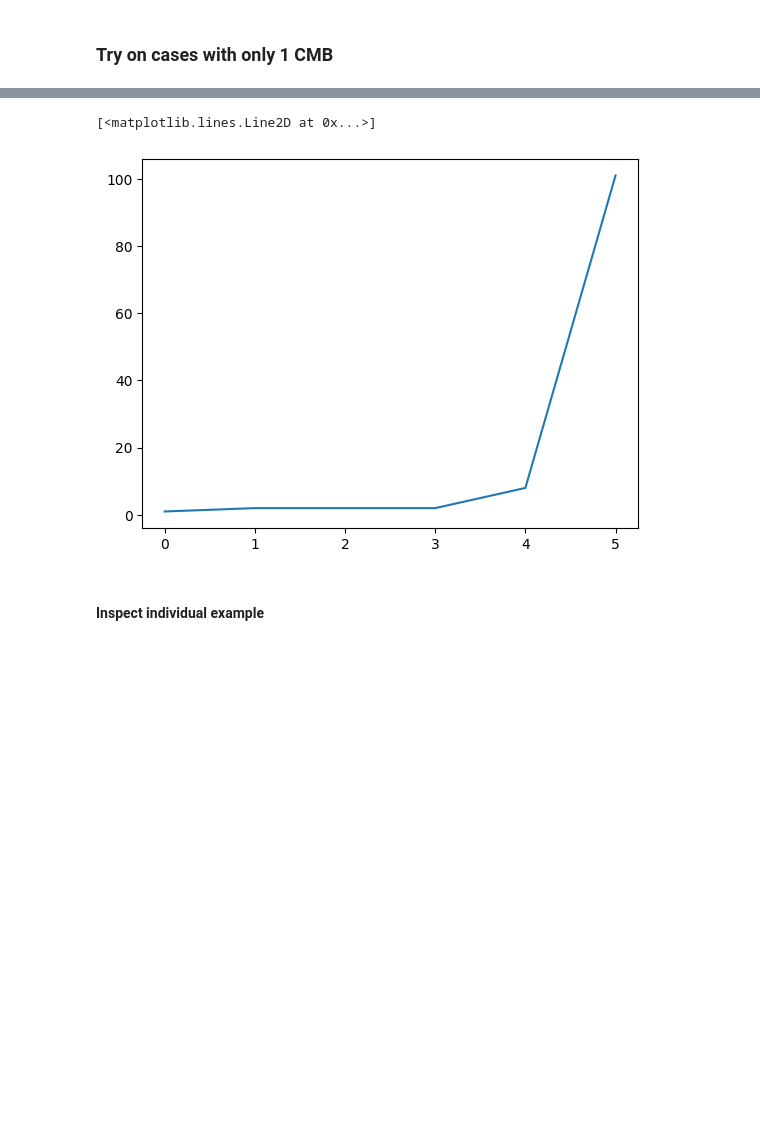
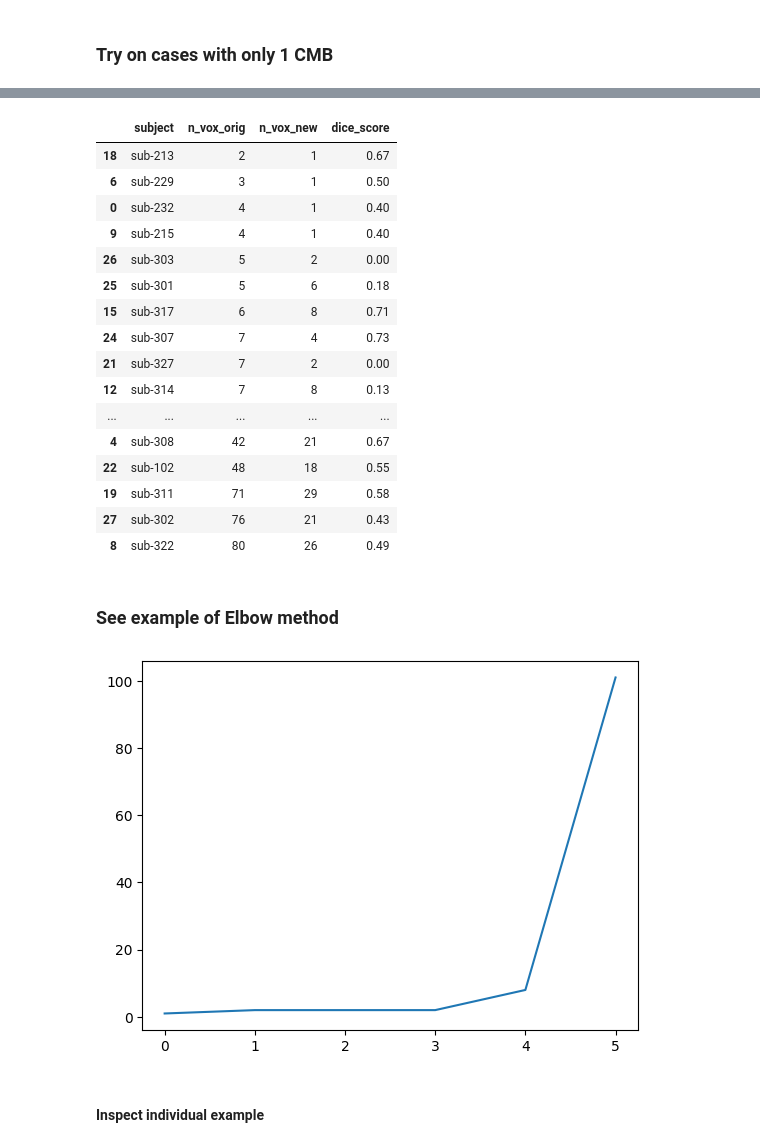
Before and after one commit to jorgedelpozolerida/Segmentation_CMB, a Jupyter notebook: scripts/region_growing.ipynb, the cells around one changed output, grey strips where cells are left out. Saved outputs shown, nothing was run; the diff lists cells and outputs as text; code cells hidden in the pictures; blank space fills up the shorter version.

```diff
--- a/scripts/region_growing.ipynb
+++ b/scripts/region_growing.ipynb
@@ -160,6 +160,7 @@ def region_growing_with_auto_tolerance(volume, seeds, tolerance_range=(0, 100, 1
 # %% [markdown]
 ### Try on cases with only 1 CMB
 # %%
+%%capture
 # Initialize a dictionary to store results
 results_dict = {}
 subjects = [d for d in os.listdir(data_dir) if os.path.isdir(os.path.join(data_dir, d))]
@@ -194,20 +195,17 @@ for i, sub_d in enumerate(subjects):
             'processing_metadata': {}
         }
 
-        print()
-        print(metadata_processed)
-
         masked_t2s_cmb = t2s_data[cmb_data == 1]
         cmb_min = np.min(masked_t2s_cmb)
         cmb_max = np.max(masked_t2s_cmb)
         cmb_sd = np.std(masked_t2s_cmb)
         cmb_mean = np.mean(masked_t2s_cmb)
-        print(
-            f"min: {cmb_min} "
-            f"max: {cmb_max} "
-            f"mean: {cmb_mean} "
-            f"std: {cmb_sd}"
-        )
+        # print(
+        #     f"min: {cmb_min} "
+        #     f"max: {cmb_max} "
+        #     f"mean: {cmb_mean} "
+        #     f"std: {cmb_sd}"
+        # )
 
         # Save analysis results in the dictionary
         results_dict[subject_id]['analysis'] = {
@@ -217,17 +215,15 @@ for i, sub_d in enumerate(subjects):
             'std': cmb_sd
         }
 
-        cm_mask = tuple(int(x) for x in metadata_processed['T2S']['centers_of_mass'][0])
-        grown_mask, process_metadata = region_growing_with_auto_tolerance(t2s_data, seeds=[cm_mask], tolerance_range=(0, 100, 0.5), connectivity=6)
-        print(process_metadata)
-
-        print(f"Dice score: {dice_score(np.array(cmb_data, int), np.array(grown_mask, int))}")
+        centerofmass_cmb = tuple(int(x) for x in metadata_processed['T2S']['centers_of_mass'][0])
+        grown_mask, process_metadata = region_growing_with_auto_tolerance(t2s_data, seeds=[centerofmass_cmb], tolerance_range=(0, 100, 0.5), connectivity=6)
 
         # Save processing metadata in the dictionary
+        results_dict[subject_id]['metadata_preprocessed'] = metadata_processed
         results_dict[subject_id]['processing_metadata'] = process_metadata
         results_dict[subject_id]['np_arrays'] = (t2s_data, cmb_data, grown_mask)
-        results_dict[subject_id]['CM'] = cm_mask
-
+        results_dict[subject_id]['CM'] = centerofmass_cmb
+        results_dict[subject_id]['dice_score'] = dice_score(np.array(cmb_data, int), np.array(grown_mask, int))
     # # Break after processing 5 subjects
     # if i >= 10:
     #     break
@@ -360,8 +230,44 @@ min: 31.622047424316406 max: 52.284507751464844 mean: 44.91991588047573 std: 7.9
+# %%
+data = []
+
+# Iterate through the results_dict to extract data
+for sub, dat in results_dict.items():
+    row = {
+        "subject": sub,
+        "n_vox_orig": dat['metadata_preprocessed']['T2S']['pixel_counts'][0],
+        "n_vox_new": dat['processing_metadata']['n_pixels'],
+        "dice_score": round(dat['dice_score'], 2)
+    }
+    data.append(row)
+
+# Create a DataFrame from the collected data
+summary = pd.DataFrame(data)
+summary.sort_values(by="n_vox_orig")
+# %% [output]
+|  | subject | n_vox_orig | n_vox_new | dice_score |
+| 18 | sub-213 | 2 | 1 | 0.67 |
+| 6 | sub-229 | 3 | 1 | 0.50 |
+| 0 | sub-232 | 4 | 1 | 0.40 |
+| 9 | sub-215 | 4 | 1 | 0.40 |
+| 26 | sub-303 | 5 | 2 | 0.00 |
+| 25 | sub-301 | 5 | 6 | 0.18 |
+| 15 | sub-317 | 6 | 8 | 0.71 |
+| 24 | sub-307 | 7 | 4 | 0.73 |
+| 21 | sub-327 | 7 | 2 | 0.00 |
+| 12 | sub-314 | 7 | 8 | 0.13 |
+| ... | ... | ... | ... | ... |
+| 4 | sub-308 | 42 | 21 | 0.67 |
+| 22 | sub-102 | 48 | 18 | 0.55 |
+| 19 | sub-311 | 71 | 29 | 0.58 |
+| 27 | sub-302 | 76 | 21 | 0.43 |
+| 8 | sub-322 | 80 | 26 | 0.49 |
+# %% [markdown]
+### See example of Elbow method
 # %%
 import matplotlib.pyplot as plt
 plt.plot(results_dict['sub-314']['processing_metadata']['tolerance_pixel_counts'])
+plt.title=f"Growth of n_voxels with tolerance level"
 # %% [output]
-[<matplotlib.lines.Line2D at 0x...>]
 [figure]
 # %% [markdown]
 #### Inspect individual example
```
Also changed, not shown: parts of 1 cell of this notebook.
